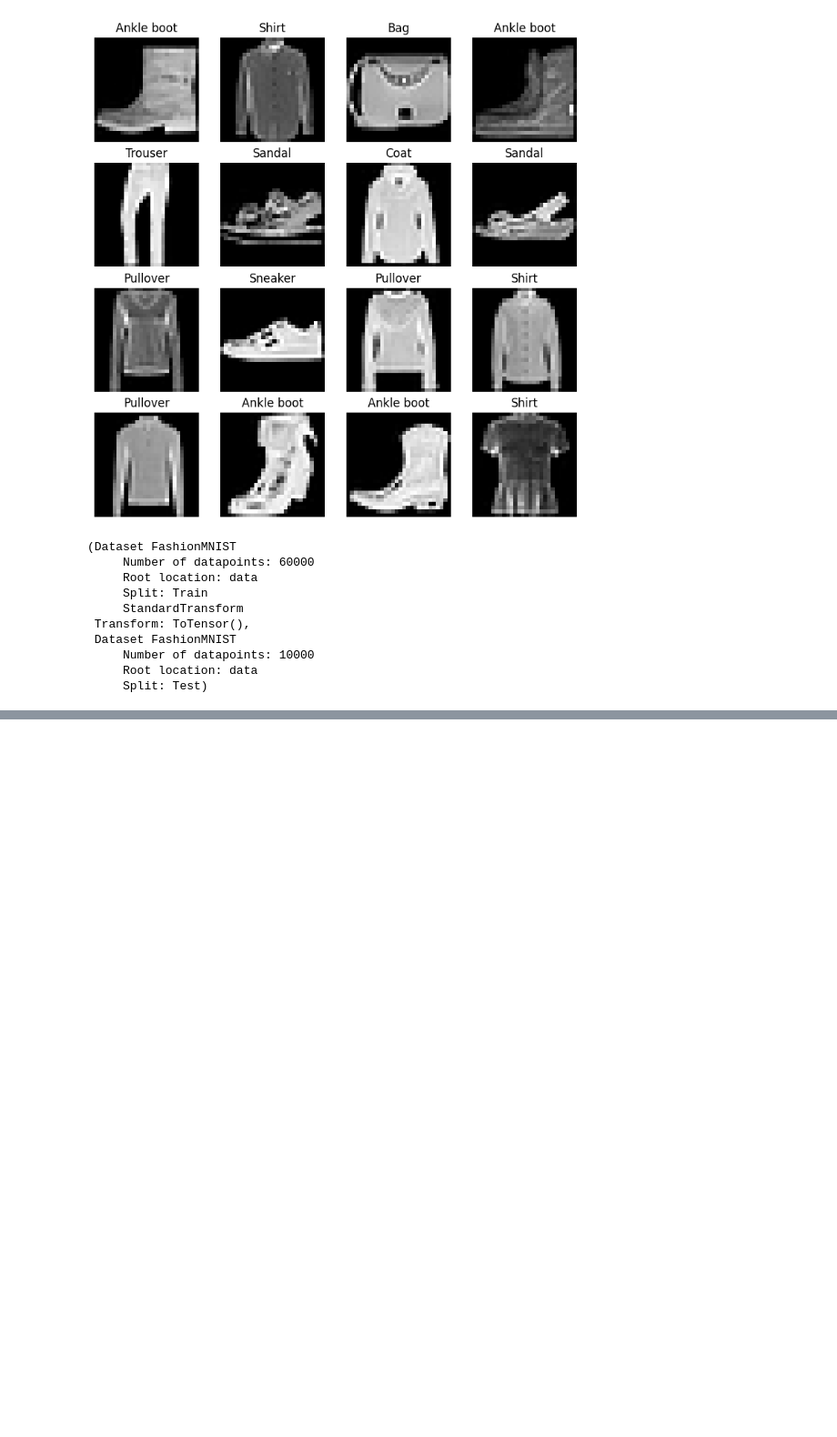
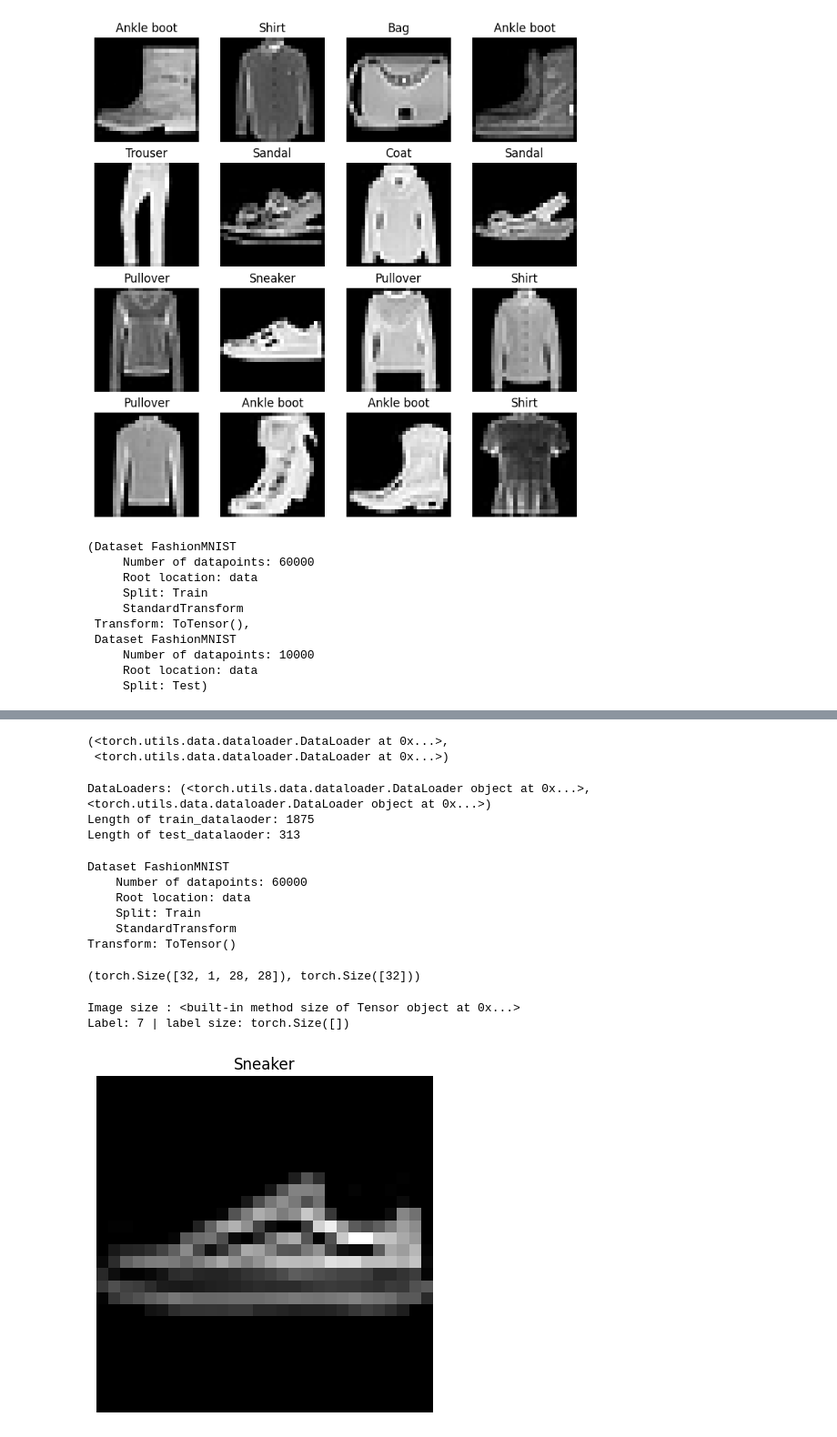
Before and after one commit to ADongol123/Machine_Learning, a Jupyter notebook: Computer Vision.ipynb, the cells around one changed output, grey strips where cells are left out. Shown at 91% size. Saved outputs shown, nothing was run; the diff lists cells and outputs as text; code cells hidden in the pictures; blank space fills up the shorter version.

```diff
--- a/Computer Vision.ipynb
+++ b/Computer Vision.ipynb
@@ -175,0 +169,61 @@ training_data,test_data
+# %%
+from torch.utils.data import DataLoader
+
+# Setup the batch size hyperparameter
+
+BATCH_SIZE = 32
+
+# Turn datasets into iterables (batchees)
+train_dataloader = DataLoader(dataset= training_data,
+                             batch_size= BATCH_SIZE,
+                              shuffle= True
+                             )
+
+test_dataloader = DataLoader(dataset = test_data,
+                            batch_size=BATCH_SIZE,
+                             shuffle=False
+                            )
+
+train_dataloader,test_dataloader
+# %% [output]
+(<torch.utils.data.dataloader.DataLoader at 0x...>,
+ <torch.utils.data.dataloader.DataLoader at 0x...>)
+# %%
+# Lets checkout what we have created
+
+print(f"DataLoaders: {train_dataloader,test_dataLoader}")
+print(f"Length of train_datalaoder: {len(train_dataloader)}") # 60000 / 32 datasets divinde by batchsize
+print(f"Length of test_datalaoder: {len(test_dataloader)}") # 10000/32
+# %% [output]
+DataLoaders: (<torch.utils.data.dataloader.DataLoader object at 0x...>, <torch.utils.data.dataloader.DataLoader object at 0x...>)
+Length of train_datalaoder: 1875
+Length of test_datalaoder: 313
+# %%
+train_dataloader.dataset
+# %% [output]
+Dataset FashionMNIST
+    Number of datapoints: 60000
+    Root location: data
+    Split: Train
+    StandardTransform
+Transform: ToTensor()
+# %%
+# Checkout whats inside the training dataloader
+train_feature_batch, train_labels_batch = next(iter(train_dataloader))
+train_feature_batch.shape,train_labels_batch.shape
+# %% [output]
+(torch.Size([32, 1, 28, 28]), torch.Size([32]))
+# %%
+# show a sample
+torch.manual_seed(42)
+random_idx = torch.randint(0,len(train_feature_batch),size=[1]).item() # This converts the value from a python tensor to a standarad python integer
+img, label = train_feature_batch[random_idx], train_labels_batch[random_idx]
+plt.imshow(img.squeeze(),cmap="gray")
+plt.title(class_names[label])
+plt.axis(False)
+print(f"Image size : {img.size}")
+print(f"Label: {label} | label size: {label.shape}")
+# %% [output]
+Image size : <built-in method size of Tensor object at 0x...>
+Label: 7 | label size: torch.Size([])
+[figure, added]
```
Also changed, not shown: parts of 9 cells of this notebook.
